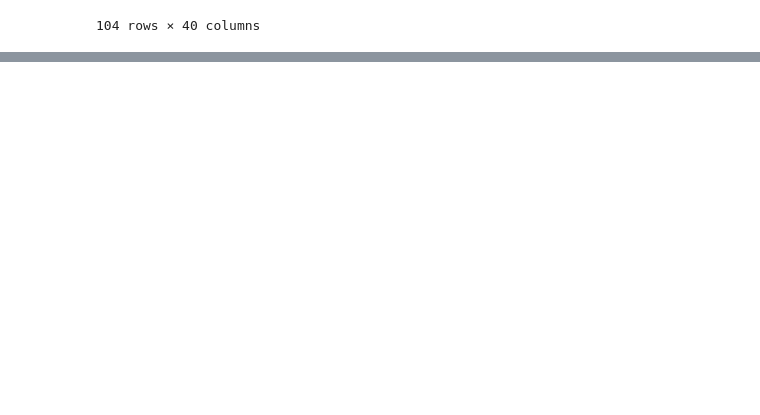
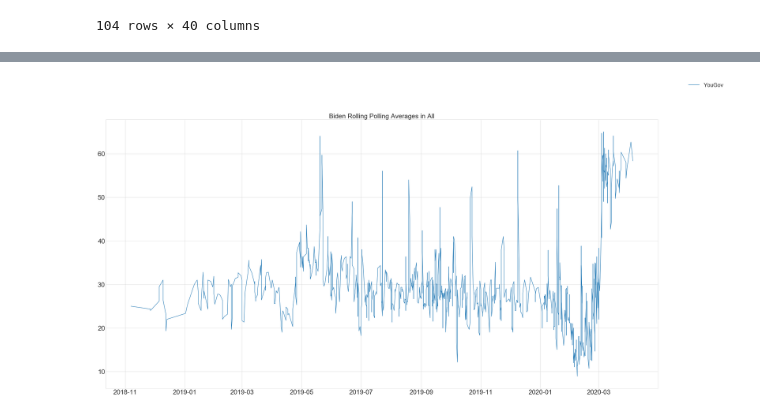
Before and after one commit to SanjithVenkatesh/538Analysis, a Jupyter notebook: 538Analysis.ipynb, the cells around one changed output, grey strips where cells are left out. Cells and saved outputs as stored; diff of their text form; code cells hidden in the pictures; blank space fills up the shorter version.

```diff
--- a/538Analysis.ipynb
+++ b/538Analysis.ipynb
@@ -309,0 +533,7 @@ noExtremities
+# %%
+biden.set_index("start_date_ts", inplace = True)
+# %%
+rolling = biden.rolling(window=3)
+rolling_mean = rolling.mean()
+print(rolling_mean.head(10))
+biden["rolling_mean"] = rolling_mean["pct"]
@@ -309,0 +558,14 @@ noExtremities
+# %%
+biden = biden.reset_index()
+biden
+
+fig = plt.figure()
+plt.rcParams.update({'font.size': 26})
+plt.plot(biden["start_date_ts"], biden["rolling_mean"])
+plt.rcParams['figure.figsize'] = [40, 20]
+plt.rcParams.update({'font.size': 22})
+fig.legend([ "YouGov","SurveyUSA", "Monmouth University", "ABC News/Washington Post", "Selzer & Co.", "Muhlenberg College", "Suffolk University"])
+plt.title("Biden Rolling Polling Averages in All")
+plt.show()
+# %% [output]
+[figure, added]
```
Also changed, not shown: parts of 21 cells of this notebook.
